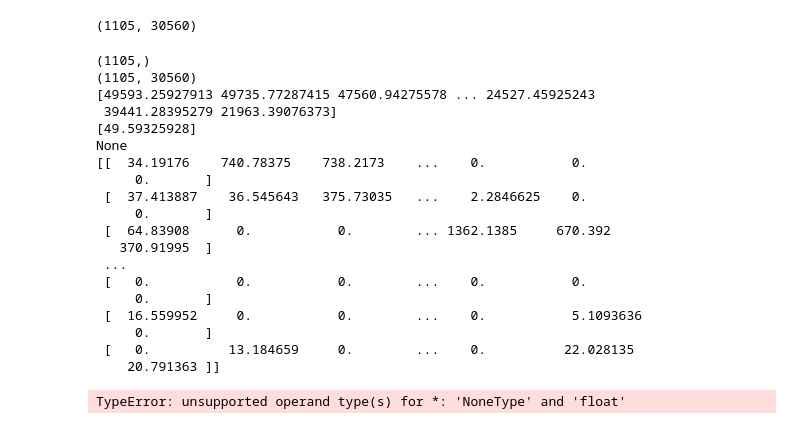
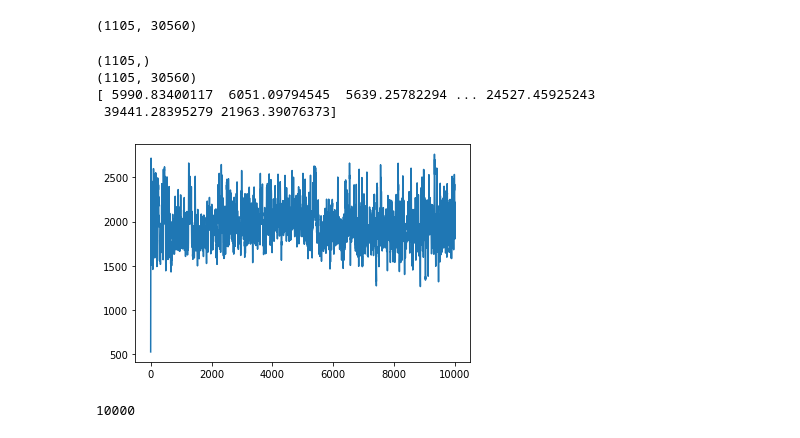
Before and after one commit to mariakesa/neuromatch2020, a Jupyter notebook: Yann.ipynb, the cells around one changed output. Cells and saved outputs as stored; diff of their text form; code cells hidden in the pictures.

```diff
--- a/Yann.ipynb
+++ b/Yann.ipynb
@@ -150,43 +147,71 @@ def update_state(x,W,input_patterns,BCM):
 # %%
 def run_net_plastic(x,W,input_patterns,T=1000,N_sample=N_E):
     pop_rate = []
-    theta_BCM=1.0
+    theta_BCM=0.5
     #ext_OU = prep_net_run(T)
-    T=100
+    T=10000
 
+    Ws=[]
+
+    xs=[]
     for i in range(T):
         H=0
         #H_noisy = H+ext_OU[i]+OU_drive[i]
         H_noisy=0
-        x,W = update_state(x,W,input_patterns[:,i],theta_BCM)
-        print(x)
+        x,W, theta_BCM = update_state(x,W,input_patterns[:,i],theta_BCM)
 
-        x,W,theta_BCM = update_state_sliding_threshold(x,W,H,theta_BCM,input_patterns)
+        Ws.append(W)
+        xs.append(x)
+    return xs, Ws
 # %%
 x=np.zeros((1,))
 W=weights
 print(W.shape)
 print(input_patterns.shape)
 print(np.dot(W,input_patterns))
-run_net_plastic(x,W,input_patterns)
+xs,Ws=run_net_plastic(x,W,input_patterns)
 # %% [output]
 (1105,)
 (1105, 30560)
-[49593.25927913 49735.77287415 47560.94275578 ... 24527.45925243
+[ 5990.83400117  6051.09794545  5639.25782294 ... 24527.45925243
  39441.28395279 21963.39076373]
-[49.59325928]
-None
-[[  34.19176    740.78375    738.2173    ...    0.           0.
-     0.       ]
- [  37.413887    36.545643   375.73035   ...    2.2846625    0.
-     0.       ]
- [  64.83908      0.           0.        ... 1362.1385     670.392
-   370.91995  ]
- ...
- [   0.           0.           0.        ...    0.           0.
-     0.       ]
- [  16.559952     0.           0.        ...    0.           5.1093636
-     0.       ]
- [   0.          13.184659     0.        ...    0.          22.028135
-    20.791363 ]]
-TypeError: unsupported operand type(s) for *: 'NoneType' and 'float'
+# %%
+plt.plot(xs)
+xs=np.array(xs)
+# %% [output]
+[figure, added]
+# %%
+def train_test_split(NT):
+        nsegs = 20
+        nt=NT
+        nlen  = nt/nsegs
+        ninds = np.linspace(0,nt-nlen,nsegs).astype(int)
+        itest = (ninds[:,np.newaxis] + np.arange(0,nlen*0.25,1,int)).flatten()
+        itrain = np.ones(nt, np.bool)
+        itrain[itest] = 0
+        return itrain, itest
+
+mov=np.load(data_path+'mov.npy')
+mov = mov[:, :, ivalid]
+ly, lx, nstim = mov.shape
+#print(nstim)
+NT = 10000
+NN=1
+mov=mov[:,:,:NT]
+print(NT)
+itrain,itest=train_test_split(NT)
+
+X = np.reshape(mov, [-1, NT]) # reshape to Npixels by Ntimepoints
+X = X-0.5 # subtract the background
+X = np.abs(X) # does not matter if a pixel is black (0) or white (1)
+X = zscore(X, axis=1)/NT**.5  # z-score each pixel separately
+npix = X.shape[0]
+
+lam = 0.1
+#ncomps = Sp.shape[0]
+B0 = np.linalg.solve((X[:,itrain] @ X[:,itrain].T + lam * np.eye(npix)),  (X[:,itrain] @ xs[itrain])) # get the receptive fields for each neuron
+
+B0 = np.reshape(B0, (ly, lx, 1))
+B0 = gaussian_filter(B0, [.75, .75, 0])
+# %% [output]
+10000
```
Also changed, not shown: parts of 14 cells of this notebook.
